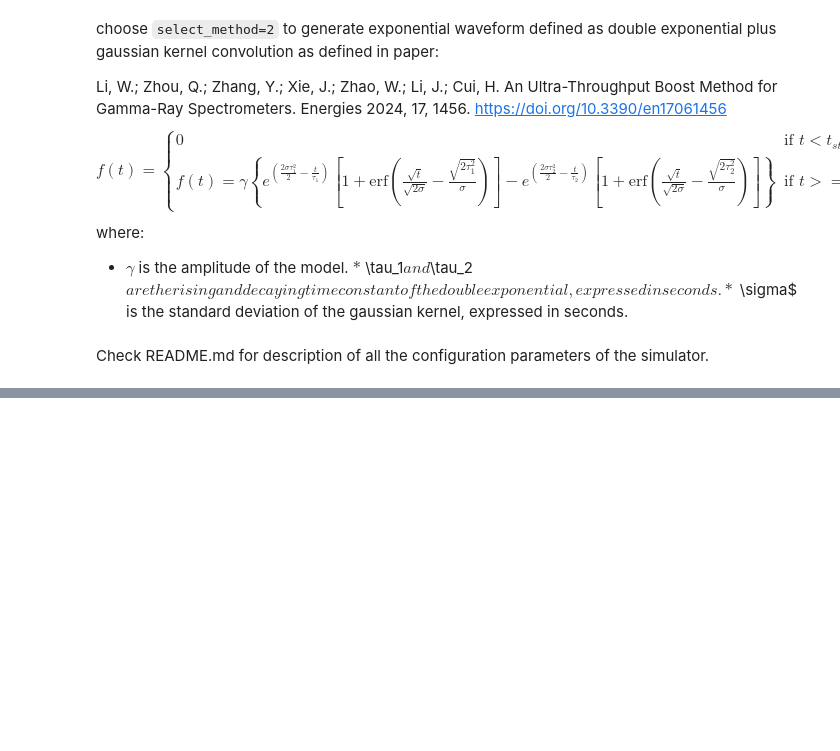
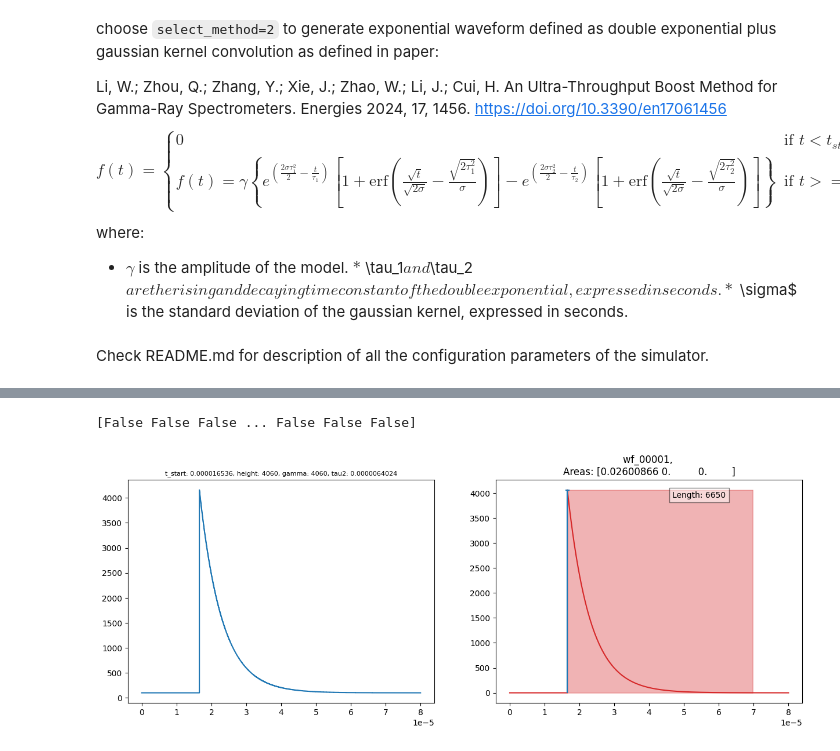
Before and after one commit to ASTRO-EDU/gammalib, a Jupyter notebook: gammasim/simulator_test.ipynb, the cells around one changed output, grey strips where cells are left out. Saved outputs shown, nothing was run; the diff lists cells and outputs as text; code cells hidden in the pictures; blank space fills up the shorter version.

```diff
--- a/gammasim/simulator_test.ipynb
+++ b/gammasim/simulator_test.ipynb
@@ -82,0 +115,5 @@ gammasim.plot_wf(idx="random")
+# %%
+gammasim.plot_wf(idx="random")
+# %% [output]
+[False False False ... False False False]
+[figure, added]
```
Also changed, not shown: parts of 12 cells of this notebook, 5 other files.
